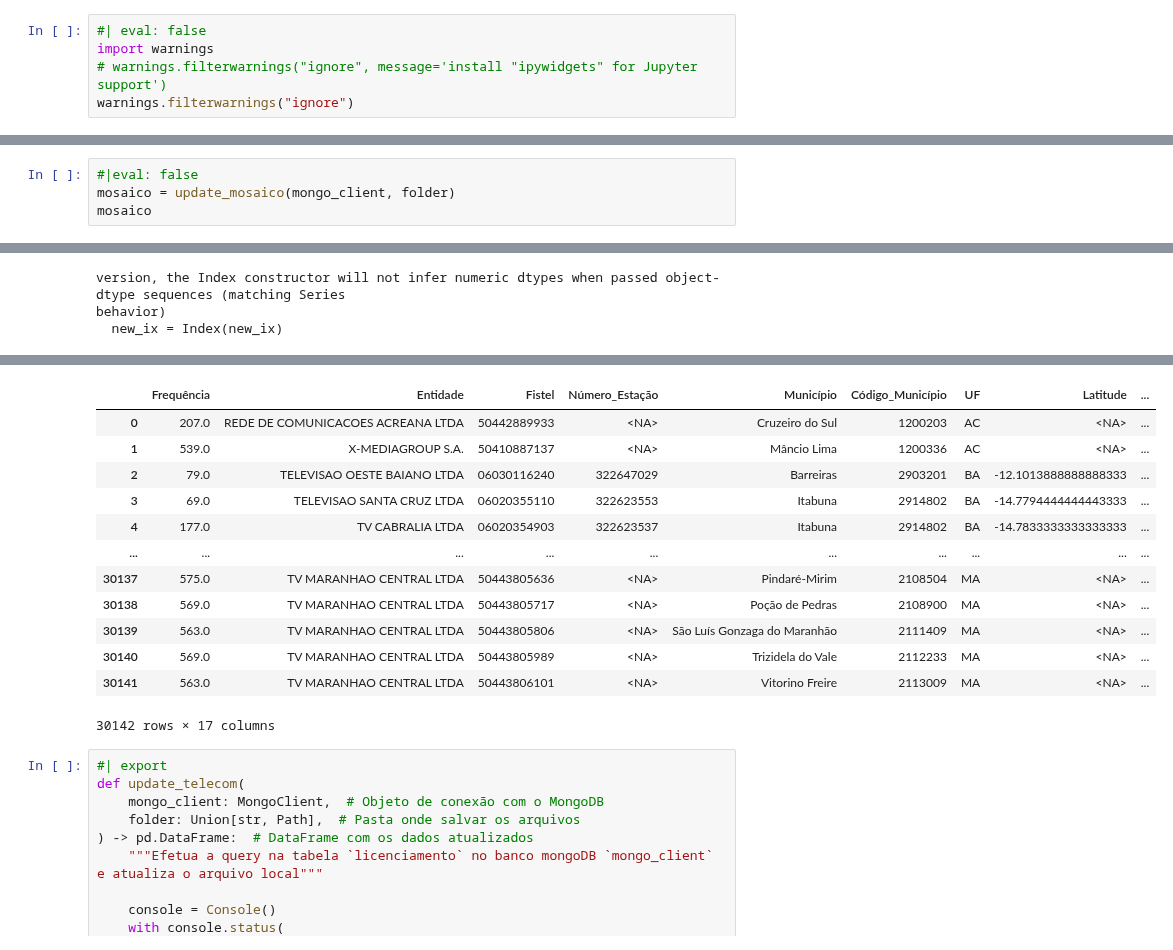
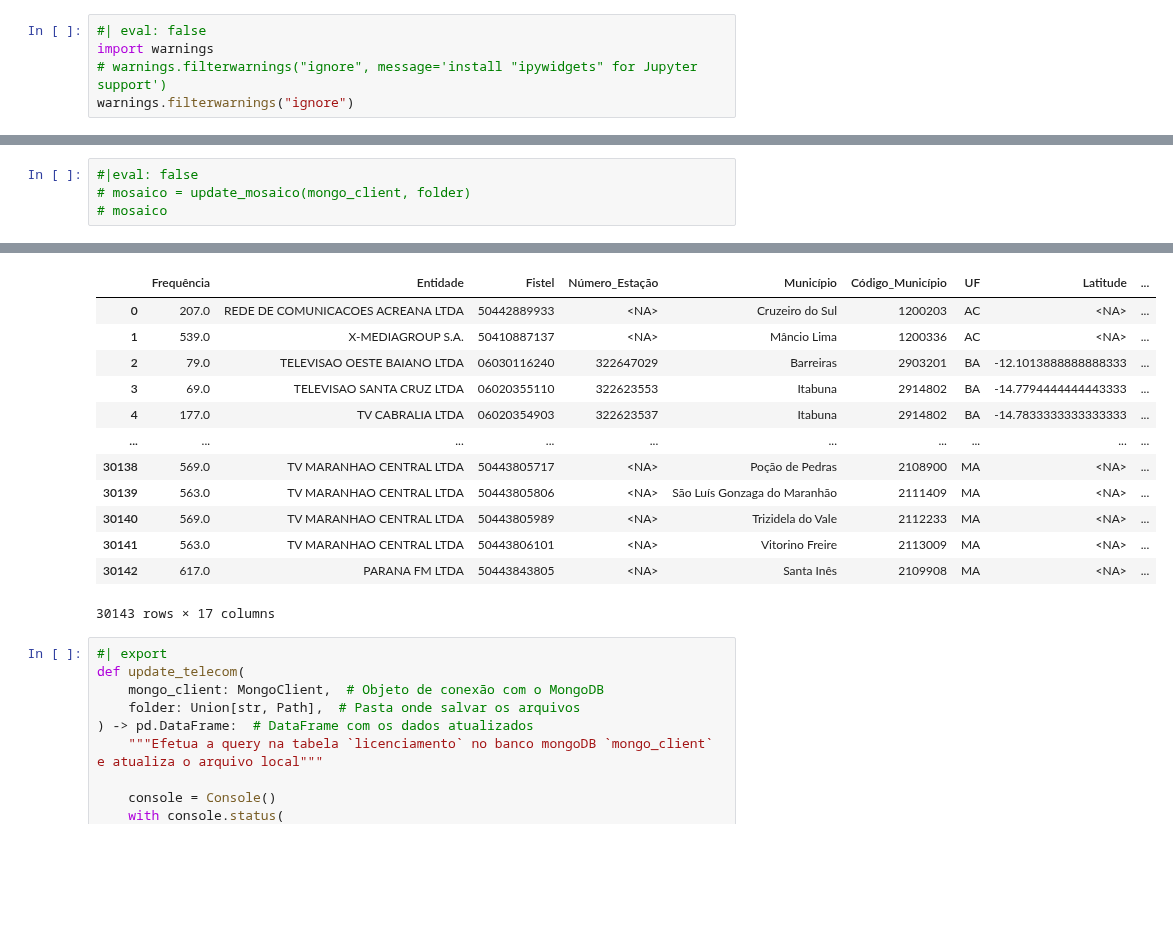
Before and after one commit to ronaldokun/anateldb, a Jupyter notebook: nbs/updates.ipynb, the cells around one changed output, grey strips where cells are left out. Saved outputs shown, nothing was run; the diff lists cells and outputs as text; blank space fills up the shorter version.

```diff
--- a/nbs/updates.ipynb
+++ b/nbs/updates.ipynb
@@ -282,26 +275,23 @@ mongodb://UserPython:Ox6TT1QvNhf#Ez#J*B@anatelbdro06:27017/?serverSelectionTimeo
 # %%
 #|eval: false
-mosaico = update_mosaico(mongo_client, folder)
-mosaico
+# mosaico = update_mosaico(mongo_client, folder)
+# mosaico
 # %% [output]
 [interactive output not drawn]
-version, the Index constructor will not infer numeric dtypes when passed object-dtype sequences (matching Series
-behavior)
-  new_ix = Index(new_ix)
 [interactive output not drawn]
 |  | Frequência | Entidade | Fistel | Número_Estação | Município | Código_Município | UF | Latitude | ... |
 | 0 | 207.0 | REDE DE COMUNICACOES ACREANA LTDA | 50442889933 | <NA> | Cruzeiro do Sul | 1200203 | AC | <NA> | ... |
 | 1 | 539.0 | X-MEDIAGROUP S.A. | 50410887137 | <NA> | Mâncio Lima | 1200336 | AC | <NA> | ... |
 | 2 | 79.0 | TELEVISAO OESTE BAIANO LTDA | 06030116240 | 322647029 | Barreiras | 2903201 | BA | -12.1013888888888333 | ... |
 | 3 | 69.0 | TELEVISAO SANTA CRUZ LTDA | 06020355110 | 322623553 | Itabuna | 2914802 | BA | -14.7794444444443333 | ... |
 | 4 | 177.0 | TV CABRALIA LTDA | 06020354903 | 322623537 | Itabuna | 2914802 | BA | -14.7833333333333333 | ... |
 | ... | ... | ... | ... | ... | ... | ... | ... | ... | ... |
-| 30137 | 575.0 | TV MARANHAO CENTRAL LTDA | 50443805636 | <NA> | Pindaré-Mirim | 2108504 | MA | <NA> | ... |
 | 30138 | 569.0 | TV MARANHAO CENTRAL LTDA | 50443805717 | <NA> | Poção de Pedras | 2108900 | MA | <NA> | ... |
 | 30139 | 563.0 | TV MARANHAO CENTRAL LTDA | 50443805806 | <NA> | São Luís Gonzaga do Maranhão | 2111409 | MA | <NA> | ... |
 | 30140 | 569.0 | TV MARANHAO CENTRAL LTDA | 50443805989 | <NA> | Trizidela do Vale | 2112233 | MA | <NA> | ... |
 | 30141 | 563.0 | TV MARANHAO CENTRAL LTDA | 50443806101 | <NA> | Vitorino Freire | 2113009 | MA | <NA> | ... |
+| 30142 | 617.0 | PARANA FM LTDA | 50443843805 | <NA> | Santa Inês | 2109908 | MA | <NA> | ... |
-30142 rows × 17 columns
+30143 rows × 17 columns
 # %%
 #| export
 def update_telecom(
```
Also changed, not shown: parts of 12 cells of this notebook, 28 other files.
